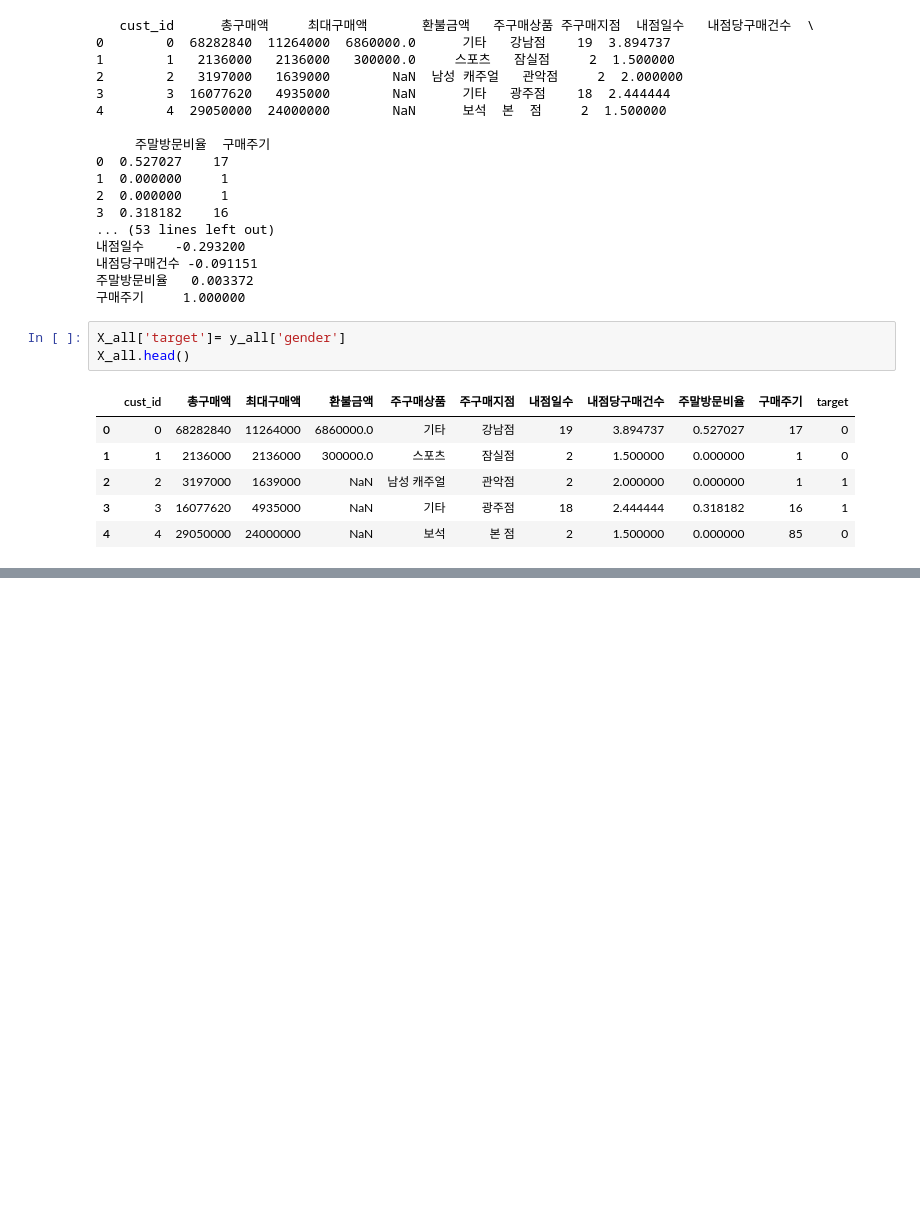
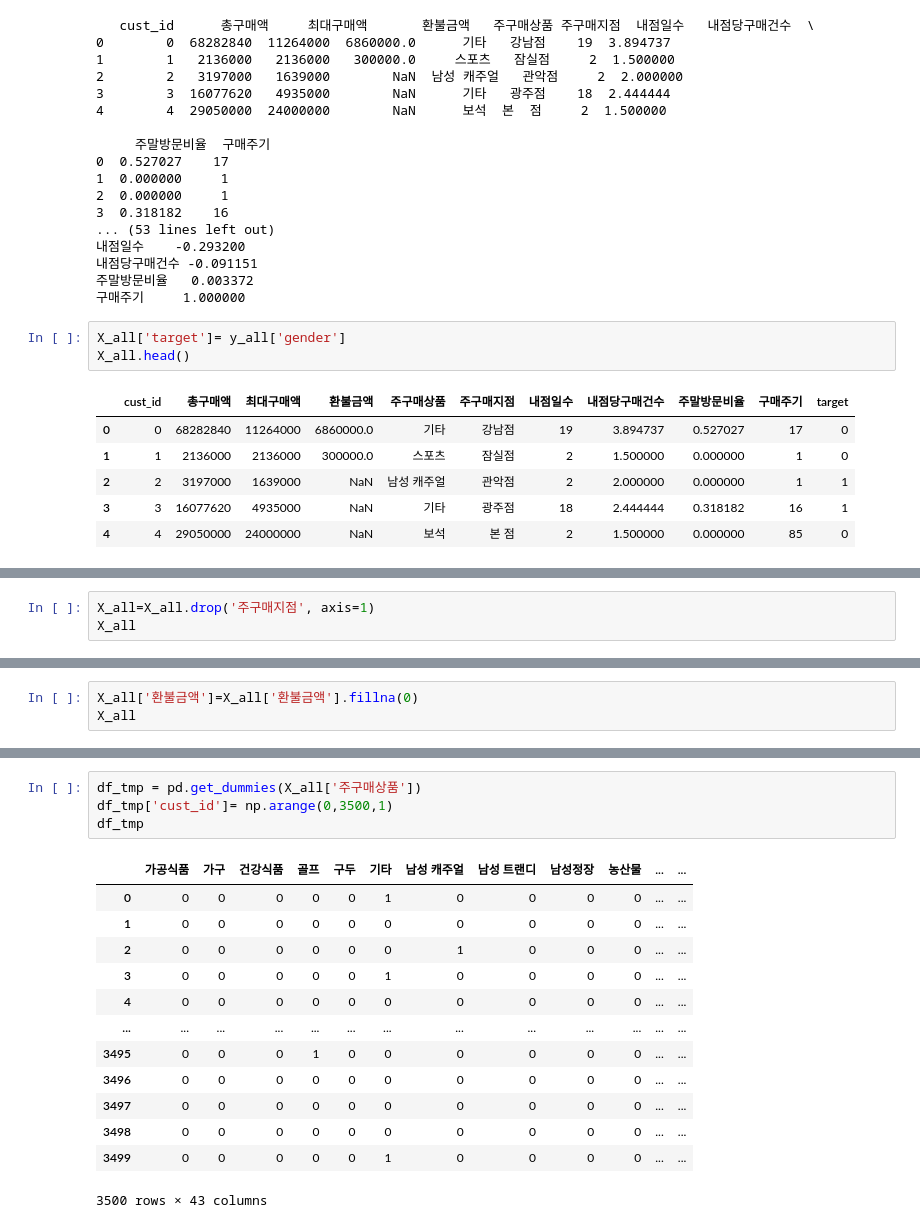
Before and after one commit to hiroykim/bda-test, a Jupyter notebook: src/examp3-2.ipynb, the cells around one changed output, grey strips where cells are left out. Drawn from its saved outputs; the diff is of its cells as text; blank space fills up the shorter version.

```diff
--- a/src/examp3-2.ipynb
+++ b/src/examp3-2.ipynb
@@ -75,0 +85,3 @@ bar_chart('주구매지점')
+# %%
+X_all=X_all.drop('주구매지점', axis=1)
+X_all
@@ -75,0 +102,3 @@ bar_chart('주구매지점')
+# %%
+X_all['환불금액']=X_all['환불금액'].fillna(0)
+X_all
@@ -75,0 +119,18 @@ bar_chart('주구매지점')
+# %%
+df_tmp = pd.get_dummies(X_all['주구매상품'])
+df_tmp['cust_id']= np.arange(0,3500,1)
+df_tmp
+# %% [output]
+|  | 가공식품 | 가구 | 건강식품 | 골프 | 구두 | 기타 | 남성 캐주얼 | 남성 트랜디 | 남성정장 | 농산물 | ... | ... |
+| 0 | 0 | 0 | 0 | 0 | 0 | 1 | 0 | 0 | 0 | 0 | ... | ... |
+| 1 | 0 | 0 | 0 | 0 | 0 | 0 | 0 | 0 | 0 | 0 | ... | ... |
+| 2 | 0 | 0 | 0 | 0 | 0 | 0 | 1 | 0 | 0 | 0 | ... | ... |
+| 3 | 0 | 0 | 0 | 0 | 0 | 1 | 0 | 0 | 0 | 0 | ... | ... |
+| 4 | 0 | 0 | 0 | 0 | 0 | 0 | 0 | 0 | 0 | 0 | ... | ... |
+| ... | ... | ... | ... | ... | ... | ... | ... | ... | ... | ... | ... | ... |
+| 3495 | 0 | 0 | 0 | 1 | 0 | 0 | 0 | 0 | 0 | 0 | ... | ... |
+| 3496 | 0 | 0 | 0 | 0 | 0 | 0 | 0 | 0 | 0 | 0 | ... | ... |
+| 3497 | 0 | 0 | 0 | 0 | 0 | 0 | 0 | 0 | 0 | 0 | ... | ... |
+| 3498 | 0 | 0 | 0 | 0 | 0 | 0 | 0 | 0 | 0 | 0 | ... | ... |
+| 3499 | 0 | 0 | 0 | 0 | 0 | 1 | 0 | 0 | 0 | 0 | ... | ... |
+3500 rows × 43 columns
```
Also changed, not shown: parts of 13 cells of this notebook, 1 other file.
